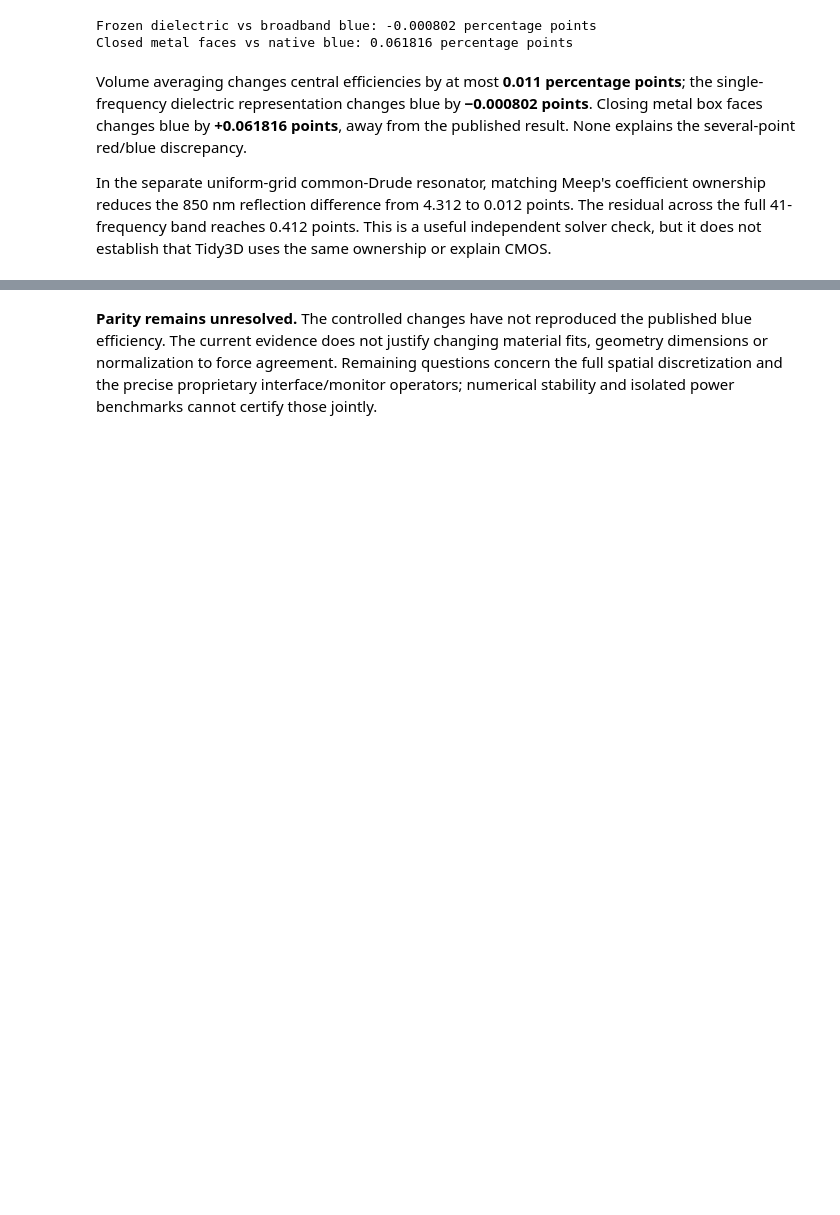
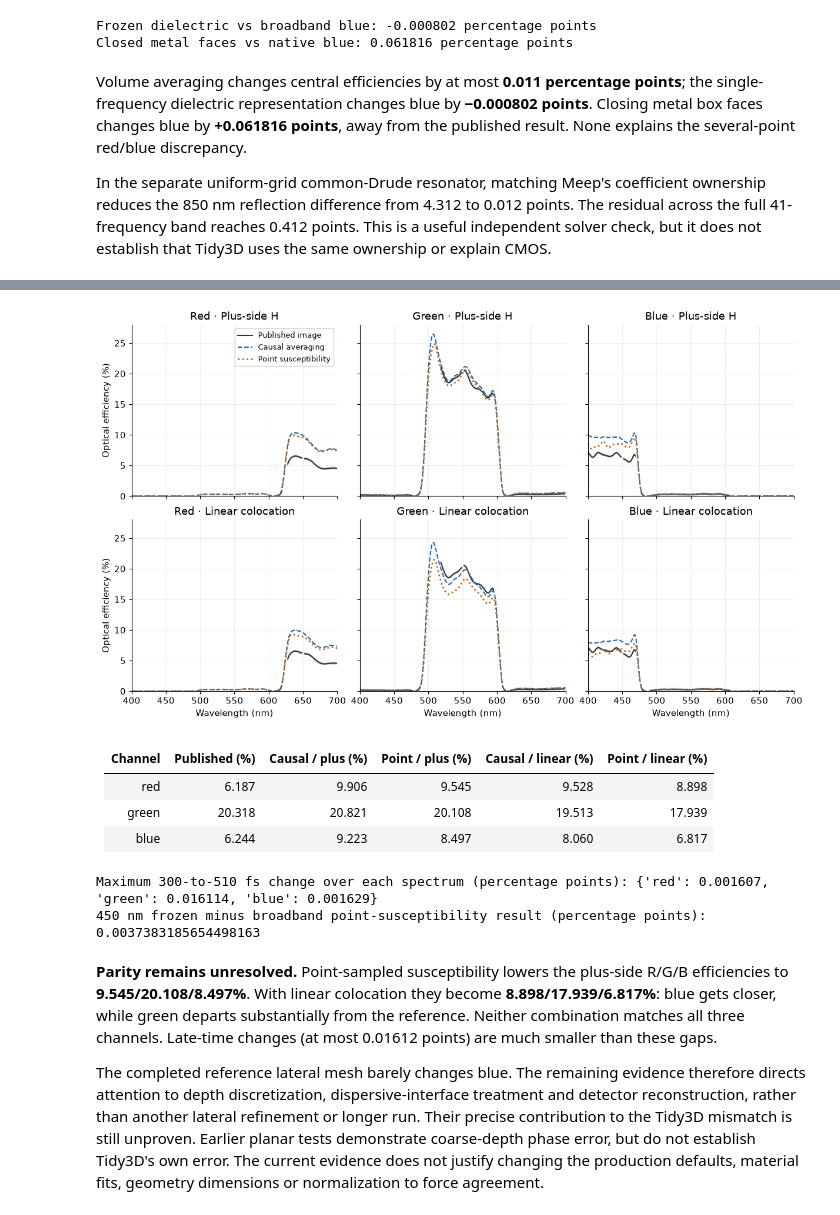
Before and after one commit to cdaunt/beamz, a Jupyter notebook: examples/notebooks/cmos_cause_isolation.ipynb, the cells around one changed output, grey strips where cells are left out. Cells and saved outputs as stored; diff of their text form; code cells hidden in the pictures; blank space fills up the shorter version.

```diff
--- a/examples/notebooks/cmos_cause_isolation.ipynb
+++ b/examples/notebooks/cmos_cause_isolation.ipynb
@@ -651,2 +665,55 @@ Full reconstructed grid completed: False
+# %%
+point_dir = followup / "full-point-dielectric"
+point_report = read_report(point_dir / "report.json")
+base_dir = evidence / "components/full-periodic-supports"
+base_report = read_report(base_dir / "report.json")
+for key in ("grid", "dt", "steps", "modal_reference_sha256", "snapshot_sha256"):
+    assert point_report[key] == base_report[key], key
+assert point_report["dielectric_audit"]["metal_point_ownership_verified"]
+assert point_report["dielectric_audit"]["periodic_point_ownership_verified"]
+fig, axes = plt.subplots(2, 3, figsize=(12, 7), sharex=True, sharey=True, layout="constrained")
+for row, (file, reconstruction) in enumerate([
+    ("calibrated_efficiency.npz", "Plus-side H"),
+    ("linear_efficiency.npz", "Linear colocation"),
+]):
+    base_data, point_data = np.load(base_dir / file), np.load(point_dir / file)
+    np.testing.assert_array_equal(base_data["wavelength_nm"], point_data["wavelength_nm"])
+    w = point_data["wavelength_nm"]
+    order = np.argsort(w)
+    for col, channel in enumerate(colors):
+        ax = axes[row, col]
+        target = 100 * digitized[channel]
+        ax.fill_between(digitized["wavelength_nm"], target-.15, target+.15, color="0.5", alpha=.25)
+        ax.plot(digitized["wavelength_nm"], target, color="0.2", label="Published image")
+        ax.plot(w[order], 100*base_data[channel][order], "--", color="#2266aa", label="Causal averaging")
+        ax.plot(w[order], 100*point_data[channel][order], ":", color="#bd6513", linewidth=2, label="Point susceptibility")
+        ax.set(title=f"{channel.title()} · {reconstruction}", ylim=(0,28), xlim=(400,700))
+        ax.grid(alpha=.2)
+        if row == 1: ax.set_xlabel("Wavelength (nm)")
+        if col == 0: ax.set_ylabel("Optical efficiency (%)")
+axes[0,0].legend(fontsize=9)
+fig.savefig(followup / "point_susceptibility_spectra.png", dpi=160)
+plt.show()
+show_table(["Channel", "Published (%)", "Causal / plus (%)", "Point / plus (%)", "Causal / linear (%)", "Point / linear (%)"], [
+    (c, f"{published[c]['central_percent']:.3f}",
+     f"{base_report['central_efficiency_percent'][c]:.3f}",
+     f"{point_report['central_efficiency_percent'][c]:.3f}",
+     f"{base_report['linear_central_percent'][c]:.3f}",
+     f"{point_report['linear_central_percent'][c]:.3f}") for c in colors])
+print("Maximum 300-to-510 fs change over each spectrum (percentage points):",
+      {c: round(v,6) for c,v in point_report["temporal_max_change_pp"].items()})
+print("450 nm frozen minus broadband point-susceptibility result (percentage points):",
+      followup_summary["point_susceptibility_broadband"]["frozen_minus_broadband_blue_pp"])
+# %% [output]
+[figure, added]
+| Channel | Published (%) | Causal / plus (%) | Point / plus (%) | Causal / linear (%) | Point / linear (%) |
+|---|---|---|---|---|---|
+| red | 6.187 | 9.906 | 9.545 | 9.528 | 8.898 |
+| green | 20.318 | 20.821 | 20.108 | 19.513 | 17.939 |
+| blue | 6.244 | 9.223 | 8.497 | 8.060 | 6.817 |
+Maximum 300-to-510 fs change over each spectrum (percentage points): {'red': 0.001607, 'green': 0.016114, 'blue': 0.001629}
+450 nm frozen minus broadband point-susceptibility result (percentage points): 0.0037383185654498163
 # %% [markdown]
-**Parity remains unresolved.** The controlled changes have not reproduced the published blue efficiency. The current evidence does not justify changing material fits, geometry dimensions or normalization to force agreement. Remaining questions concern the full spatial discretization and the precise proprietary interface/monitor operators; numerical stability and isolated power benchmarks cannot certify those jointly.
+**Parity remains unresolved.** Point-sampled susceptibility lowers the plus-side R/G/B efficiencies to **9.545/20.108/8.497%**. With linear colocation they become **8.898/17.939/6.817%**: blue gets closer, while green departs substantially from the reference. Neither combination matches all three channels. Late-time changes (at most 0.01612 points) are much smaller than these gaps.
+
+The completed reference lateral mesh barely changes blue. The remaining evidence therefore directs attention to depth discretization, dispersive-interface treatment and detector reconstruction, rather than another lateral refinement or longer run. Their precise contribution to the Tidy3D mismatch is still unproven. Earlier planar tests demonstrate coarse-depth phase error, but do not establish Tidy3D's own error. The current evidence does not justify changing the production defaults, material fits, geometry dimensions or normalization to force agreement.
```
Also changed, not shown: parts of 5 cells of this notebook, 27 other files.
